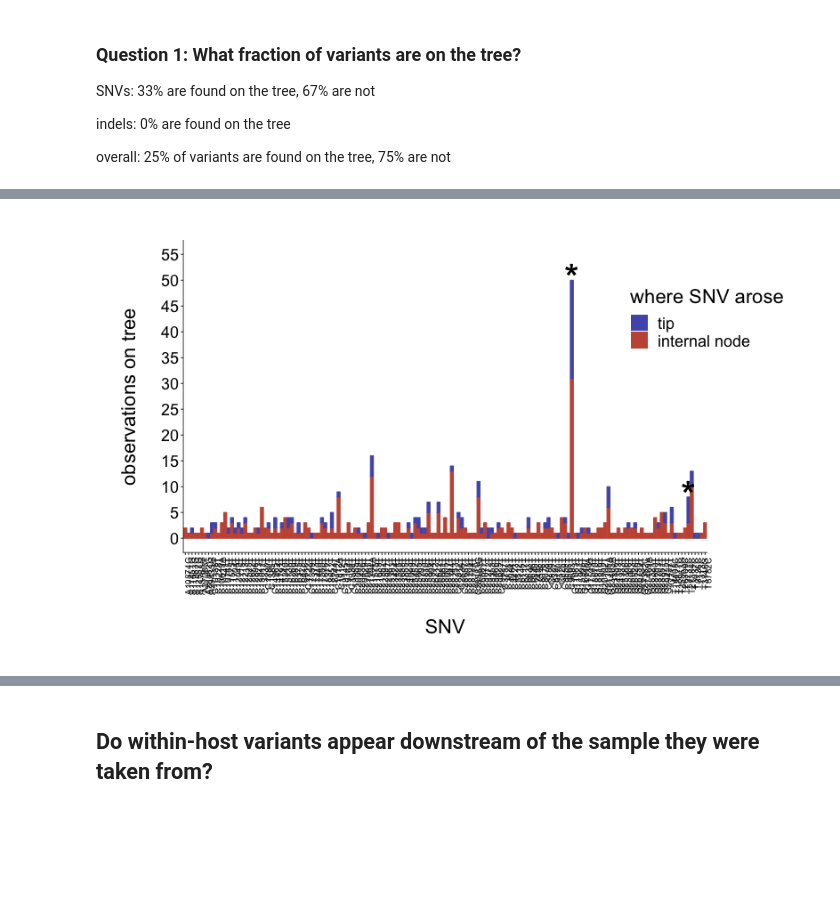
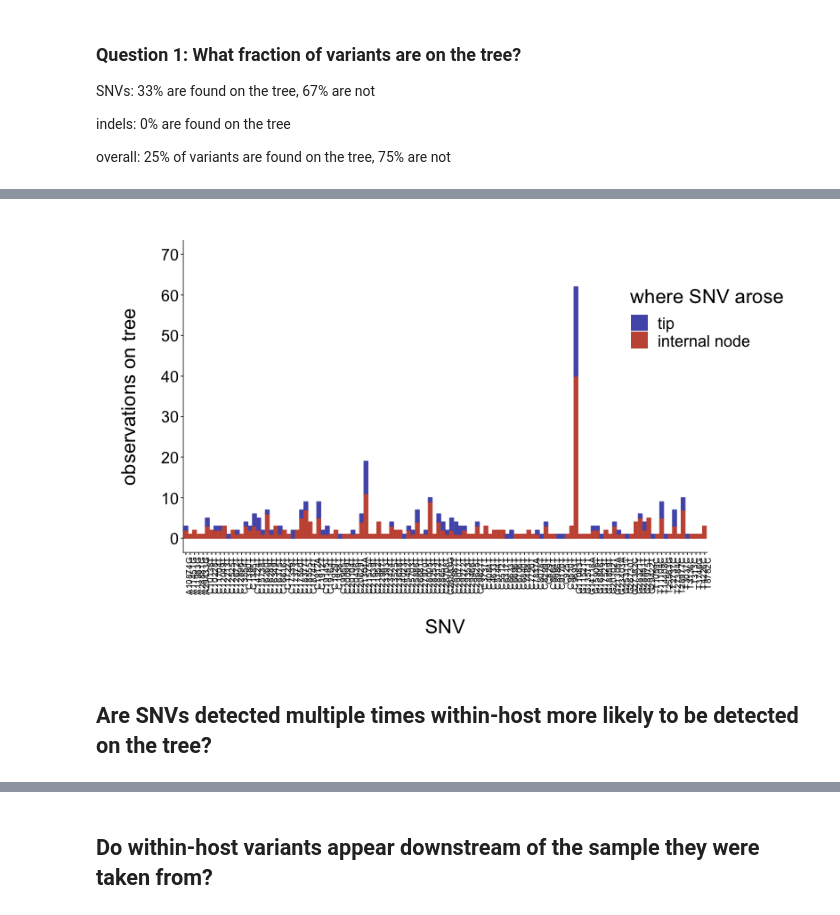
Before and after one commit to lmoncla/ncov-WI-within-host, a Jupyter notebook: scripts/query-within-host-snvs-in-tree.ipynb, the cells around one changed output, grey strips where cells are left out. Drawn from its saved outputs; the diff is of its cells as text; code cells hidden in the pictures; blank space fills up the shorter version.

```diff
--- a/scripts/query-within-host-snvs-in-tree.ipynb
+++ b/scripts/query-within-host-snvs-in-tree.ipynb
@@ -209,8 +208,15 @@ def enumerate_all_tree_muts(tree):
 
 The current `json_translation` defined here will translate auspice v2 jsons attributes into the proper tree attributes. This will not work for auspice v1 jsons. All ncov jsons are in v2.
 # %%
-json_url='http://data.nextstrain.org/ncov_global.json'
-tree_json=json.load(csio(requests.get(json_url).content))
+# most recent global ncov json
+# json_url='http://data.nextstrain.org/ncov_global.json'
+# tree_json=json.load(csio(requests.get(json_url).content))
+
+# or, instead we can use the wisconsin nextstrain build which incorporates global context. That might make more sense
+tree_path = "/Users/lmoncla/src/ncov-WI-within-host/data/ncov_wisconsin_global-context.json"
+with open(tree_path) as json_file:
+    tree_json = json.load(json_file)
+
 analysis_level = "division"
 
 tree_object=tree_json['tree']
@@ -229,6 +235,7 @@ Numbers of objects in tree: 8566 (3925 nodes and 4641 leaves)
 # %%
-variants_to_query = all_variants_to_query
-# variants_to_query = indels_to_query
+#variants_to_query = all_variants_to_query
+#variants_to_query = indels_to_query
+variants_to_query = snvs_to_query
 # %%
 snvs_on_tree_dict = generate_snvs_dict_for_tree(variants_to_query)
 snvs_on_tree_dict = enumerate_mutations_on_branches(tree, snvs_on_tree_dict)
@@ -297,5 +304,8 @@ print(within_host_on_tips, within_host_on_nodes)
 import scipy
 from scipy import stats
 table = [[snps_on_nodes,snps_on_tips],[within_host_on_nodes,within_host_on_tips]]
-stats.fisher_exact(table)
+odds_ratio,pvalue = stats.fisher_exact(table)
+
+print(odds_ratio, pvalue)
+print(table)
 # %% [output]
@@ -316,10 +327,11 @@ for index, row in df.iterrows():
     on_internal_nodes = row['arose_on_internal_node']
 
     table = [[snps_on_nodes,snps_on_tips],[on_internal_nodes,on_tips]]
-    p_value = (stats.fisher_exact(table))[1]
+    odds_ratio, p_value = (stats.fisher_exact(table))
 
     if p_value < 0.05:
         print(mutation, p_value)
+        print(table)
 
     # assign stars
     if p_value > 0.01 and p_value < 0.05:
@@ -429,33 +423,35 @@ node_color = "#545AB7"
 require(ggplot2)
 library(ggplot2)
 library(RColorBrewer)
 
 p <- ggplot(data=df_to_plot, aes(x=snv, y=value, color=variable, fill=variable)) +
     geom_col()+
     geom_text(data=df_to_plot, aes(x=snv, y=total_counts + 0.5, label=significance), color="black",size=15)+
     labs(x="\nSNV",y="observations on tree\n")+
     scale_color_manual(values=c(arose_on_tip=tip_color,arose_on_internal_node=node_color), guide=FALSE)+
     scale_fill_manual(values=c(arose_on_tip=tip_color,arose_on_internal_node=node_color), labels=c("tip", "internal node"))+
-    scale_y_continuous(breaks=seq(0,55,5), limits=c(0,55))+
+    scale_y_continuous(breaks=seq(0,70,10), limits=c(0,70))+
     theme(panel.grid.major=element_line(colour=NA,size=NA))+
     theme(panel.grid.minor=element_line(colour=NA,size=NA))+
     theme(strip.background = element_rect(colour=NA, fill=NA))+
     theme(axis.line.x=element_line(colour="black"))+
     theme(axis.line.y=element_line(colour="black"))+
     theme(axis.title=element_text(size=22, vjust=5))+
     theme(axis.text.y=element_text(size=18, colour="black"))+
     theme(axis.text.x=element_text(size=10, colour="black", angle=90, hjust=0.95))+
     theme(legend.text=element_text(size=18))+
     theme(legend.title=element_text(size=22))+
     theme(panel.margin=unit(1, "lines"))+
     theme(plot.margin=unit(c(1,4,1,1),"cm"))+
     theme(legend.key.size=unit(0.7, "cm"))+
     theme(panel.background=element_rect(fill=NA))+
     theme(legend.key=element_rect(fill=NA))+
     theme(legend.position = c(1.0, 0.75))+
     guides(fill=guide_legend(title="where SNV arose"))
 
-ggsave("SNVs-on-tree-2020-08-20.pdf", width = 24, height = 10, device = "pdf", path = "/Users/lmoncla/src/ncov-WI-within-host/figures/", dpi = 300)
+ggsave("SNVs-on-global-WI-tree-2020-08-27.pdf", width = 24, height = 10, device = "pdf", path = "/Users/lmoncla/src/ncov-WI-within-host/figures/", dpi = 300)
 p
 # %% [output]
-[figure, old version]
+[figure, new version]
+# %% [markdown]
+## Are SNVs detected multiple times within-host more likely to be detected on the tree?
```
Also changed, not shown: parts of 36 cells of this notebook, 3 other files.
